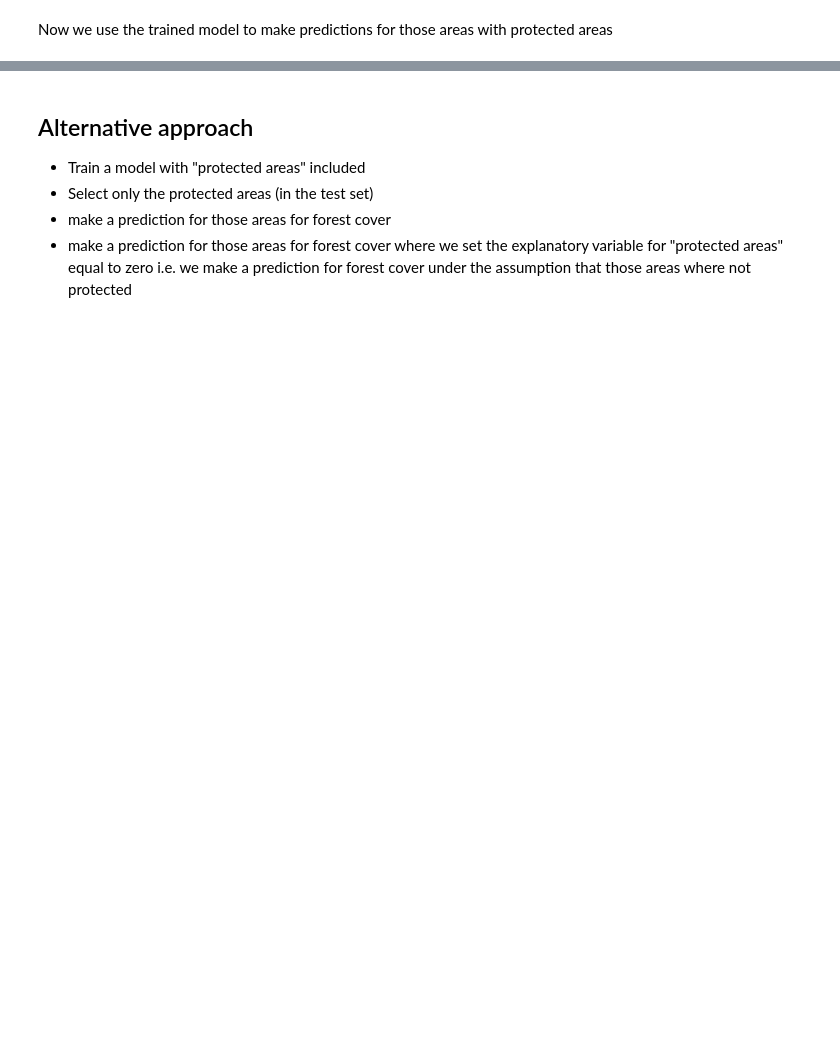
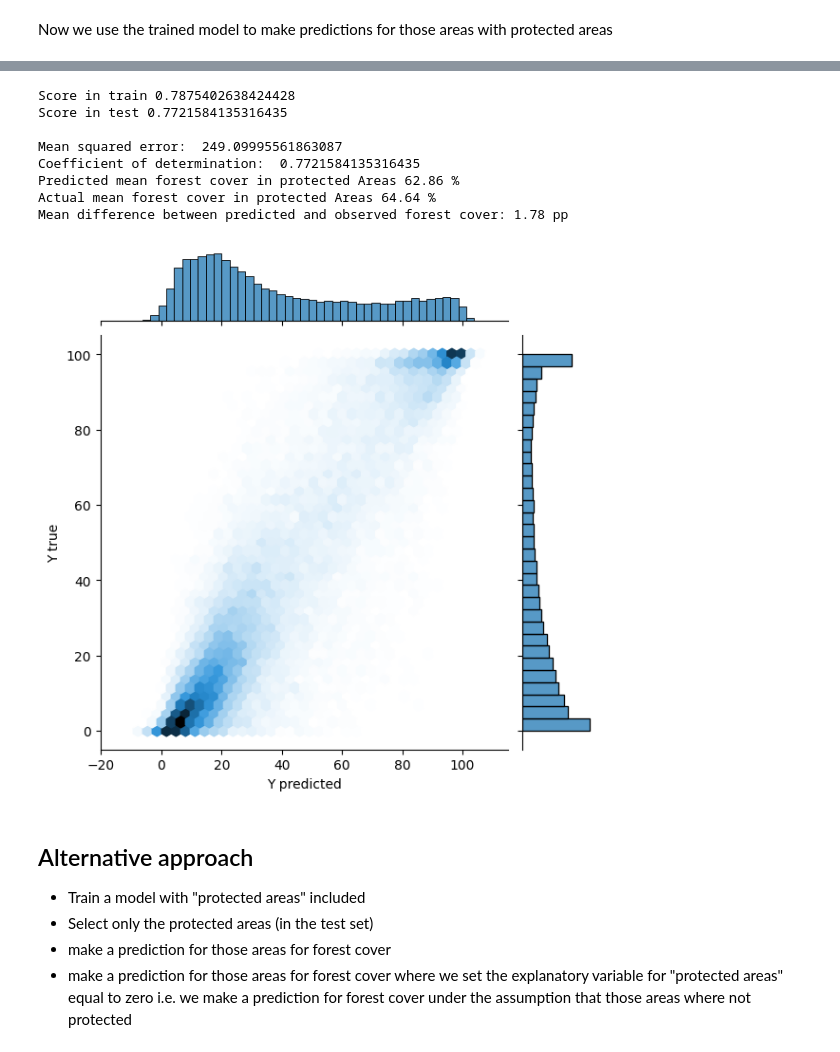
Before and after one commit to DamiAladesuru/Damytomy, a Jupyter notebook: 6800_Day4-5_Damilola_Aladesuru.ipynb, the cells around one changed output, grey strips where cells are left out. Drawn from its saved outputs; the diff is of its cells as text; code cells hidden in the pictures; blank space fills up the shorter version.

```diff
--- a/6800_Day4-5_Damilola_Aladesuru.ipynb
+++ b/6800_Day4-5_Damilola_Aladesuru.ipynb
@@ -440,8 +457,11 @@ def printModStats(mod,X_train, Y_train,X_test, Y_test, showPlot=True):
   print('Coefficient of determination: ',R2_ols_sklearn)
 
   if showPlot:
+    # Create a DataFrame with the test data and predictions
+    df_plot = pd.DataFrame({'Y_test_had_Tree': Y_test_had_Tree, 'Y_test': Y_test})
+
     # plot Y vs Y-hat
-    h = sns.jointplot(Y_test_had_Tree, Y_test, kind="hex")
+    h = sns.jointplot(x='Y_test_had_Tree', y='Y_test', data=df_plot, kind="hex")
     h.set_axis_labels('Y predicted', 'Y true');
 # %%
 # Run XGBoost. In contrast to day 2 we now use XGBRegressor as our task is
@@ -474,35 +519,46 @@ calculateConterfactual(model_xgb,X_PA)
 # ================================
 #  Task
 # ================================
 
 # Until now we have always used the default hyperparameters for XGBoost
 # Lets see if we can improve model performance by optimizing some of those.
 # Usually this is a rather complex and time consuming task with many
 # different ways to approach this. Here we only try to optimize two paramters
 # manually. Specifically we want to optimize "max_depth" (Typical values: 3-10)
 # and "min_child_weight" (Typical values: 1-5).
 
 # Hint: The caculation is quite time consuming. Coordinate in your team
 #       to try as many combination as possible.
 
 # In case you are interested you can find a complete guide for doing
 # hyperparameter optimization for XGB here:
 # https://www.analyticsvidhya.com/blog/2016/03/complete-guide-parameter-tuning-xgboost-with-codes-python/
 # This is NOT required for this task here, just to give you an idea of how
 # many paramter can be optimized (Note, this referes to an older sklearn version,
 # therefore some of the code might need to be adjusted)
 
 # Specify model with "max_depth" and "min_child_weight" set explicitly
-model_xgb_opt = ...
+model_xgb_opt = xgb.XGBRegressor(objective="reg:squarederror", random_state=42,
+                                 max_depth = 5, min_child_weight = 3)
 
 # Fit model to train data
-model_xgb_opt....
+model_xgb_opt.fit(X_train, Y_train)
 
 # Print stats
 printModStats(model_xgb_opt,X_train, Y_train,X_test, Y_test, showPlot=True)
 
 # Do conterfactual
 calculateConterfactual(model_xgb_opt,X_PA)
+# %% [output]
+Score in train 0.7875402638424428
+Score in test 0.7721584135316435
+
+Mean squared error:  249.09995561863087
+Coefficient of determination:  0.7721584135316435
+Predicted mean forest cover in protected Areas 62.86 %
+Actual mean forest cover in protected Areas 64.64 %
+Mean difference between predicted and observed forest cover: 1.78 pp
+[figure, added]
 # %%
 # ================================
 #  Optional Task
```
Also changed, not shown: parts of 9 cells of this notebook.
